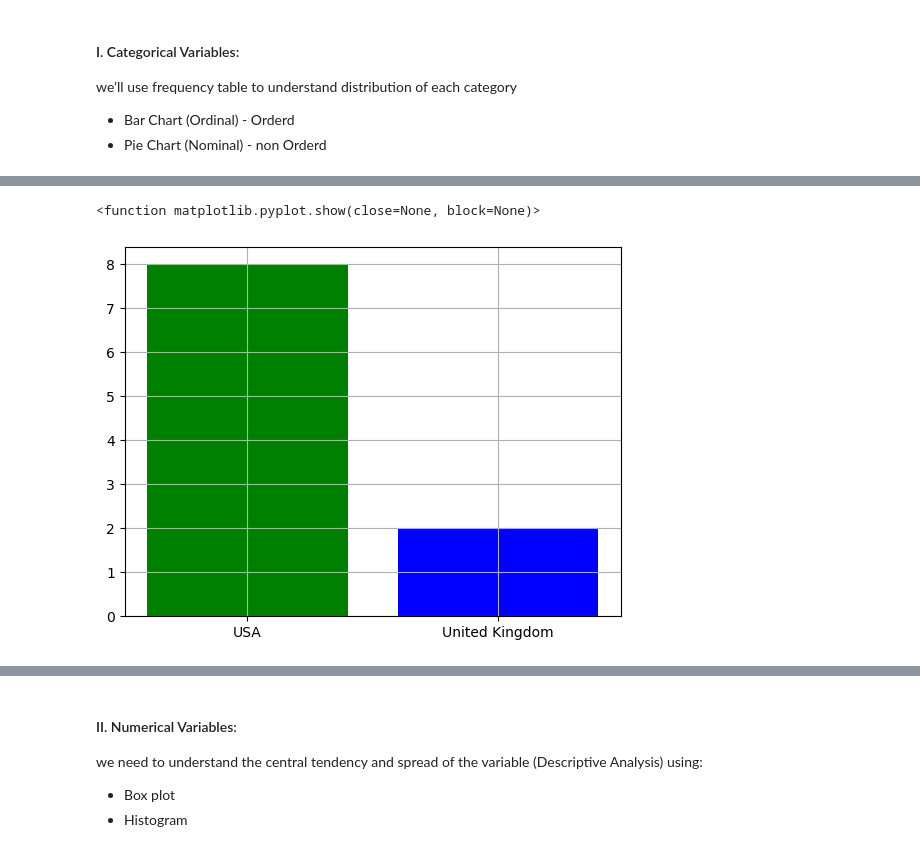
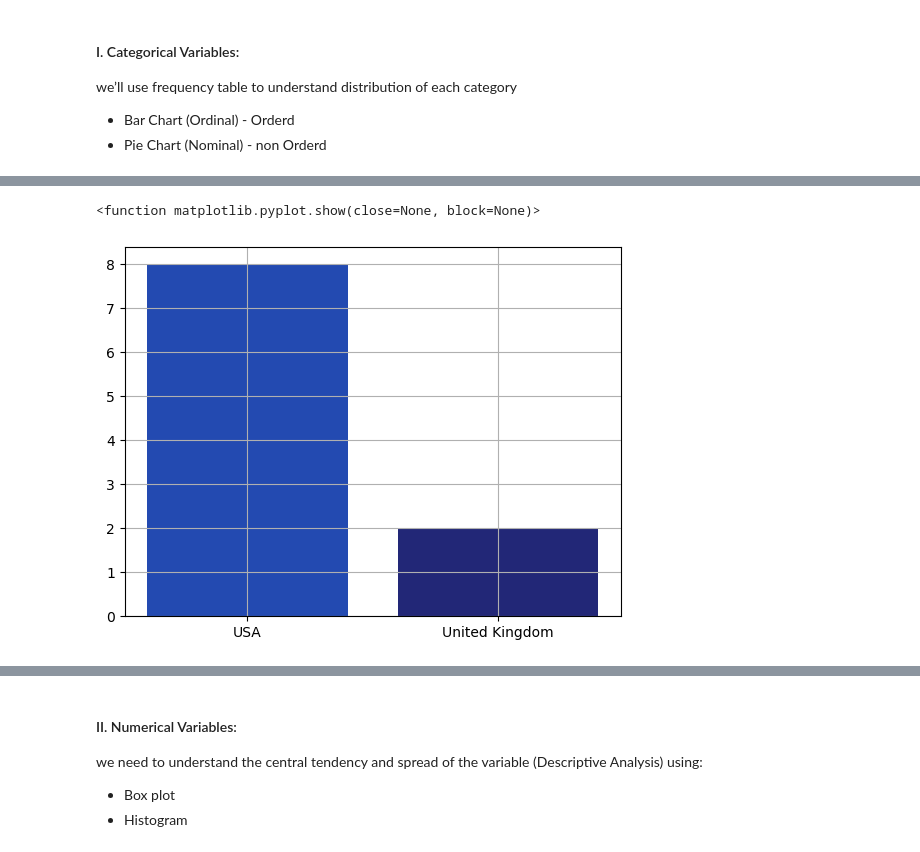
Before and after one commit to Tuwaiq-DS-ML-bootcamp-V-7/Usecase-3-Project-2, a Jupyter notebook: EDA explain template 3.ipynb, the cells around one changed output, grey strips where cells are left out. Drawn from its saved outputs; the diff is of its cells as text; code cells hidden in the pictures.

```diff
--- a/EDA explain template 3.ipynb
+++ b/EDA explain template 3.ipynb
@@ -12,7 +12,7 @@ from scipy.stats import zscore
 ## Loading the data
 We can now load the dataset into pandas using the read_csv() function. This converts the CSV file into a Pandas dataframe.
 # %%
-df = pd.read_excel(r"C:\Users\gharb\OneDrive\Desktop\Datasets\archive\Word Rank University.xlsx")
+df = pd.read_excel("/Users/a7mad/Desktop/git_lab/Usecase-3-Project-2/Word Rank University.xlsx")
 # %% [markdown]
 ### Viewing the dataframe
 We can get a quick sense of the size of our dataset by using the shape method. This returns a tuple with the number of rows and columns in the dataset.
@@ -414,10 +495,10 @@ Emplo = df[df['Employability Rank'] > 0]
 # %%
 plt.bar(counts_Location.index,
         counts_Location.values,
-        color=['green', 'blue', 'red', 'lavender']
+        color=['#234ab1', '#222777']
        )
 plt.grid()
 plt.show
 # %% [output]
 <function matplotlib.pyplot.show(close=None, block=None)>
-[figure, old version]
+[figure, new version]
```
Also changed, not shown: parts of 31 cells of this notebook, 1 other file.
